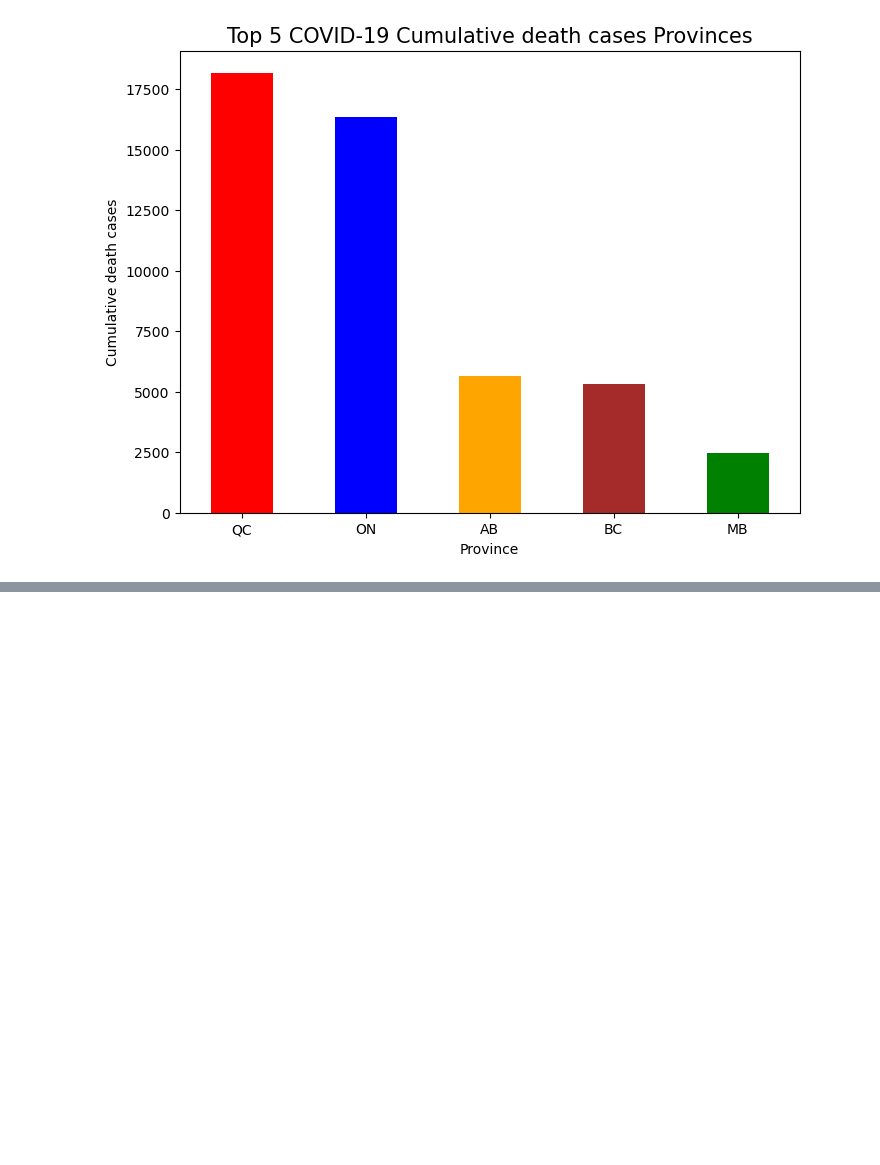
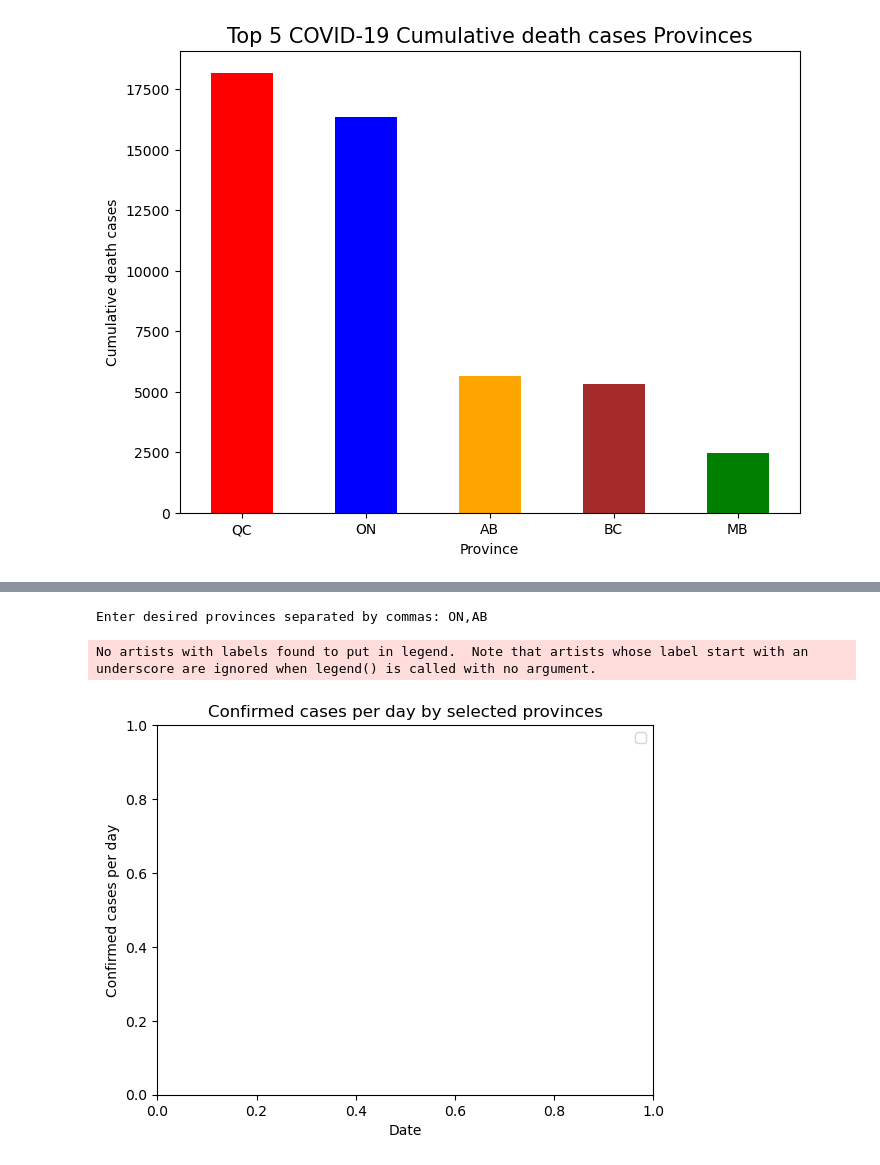
Before and after one commit to svafaeva93/Covid19AnalysisCanada, a Jupyter notebook: Data_extraction_API.ipynb, the cells around one changed output, grey strips where cells are left out. Drawn from its saved outputs; the diff is of its cells as text; code cells hidden in the pictures; blank space fills up the shorter version.

```diff
--- a/Data_extraction_API.ipynb
+++ b/Data_extraction_API.ipynb
@@ -336,0 +356,22 @@ plt.show()
+# %%
+# allow user to input desired provinces
+provinces = input("Enter desired provinces separated by commas: ").split(",")
+# filter dataframe to only include desired provinces
+Line_plot_df = Line_plot_df[Line_plot_df['Province'].isin(provinces)]
+# sort by province and date
+Line_plot_df = Line_plot_df.sort_values(['Province', 'Date'])
+# create a separate plot for each province
+for province, group in Line_plot_df.groupby('Province'):
+    # plot Date vs Confirmed cases per day
+    plt.plot(group['Date'], group['Confirmed cases per day'], label=province)
+# add labels and legend
+plt.xlabel('Date')
+plt.ylabel('Confirmed cases per day')
+plt.title('Confirmed cases per day by selected provinces')
+plt.legend()
+# show the plot
+plt.show()
+# %% [output]
+Enter desired provinces separated by commas: ON,AB
+No artists with labels found to put in legend.  Note that artists whose label start with an underscore are ignored when legend() is called with no argument.
+[figure, added]
```
Also changed, not shown: parts of 7 cells of this notebook.
